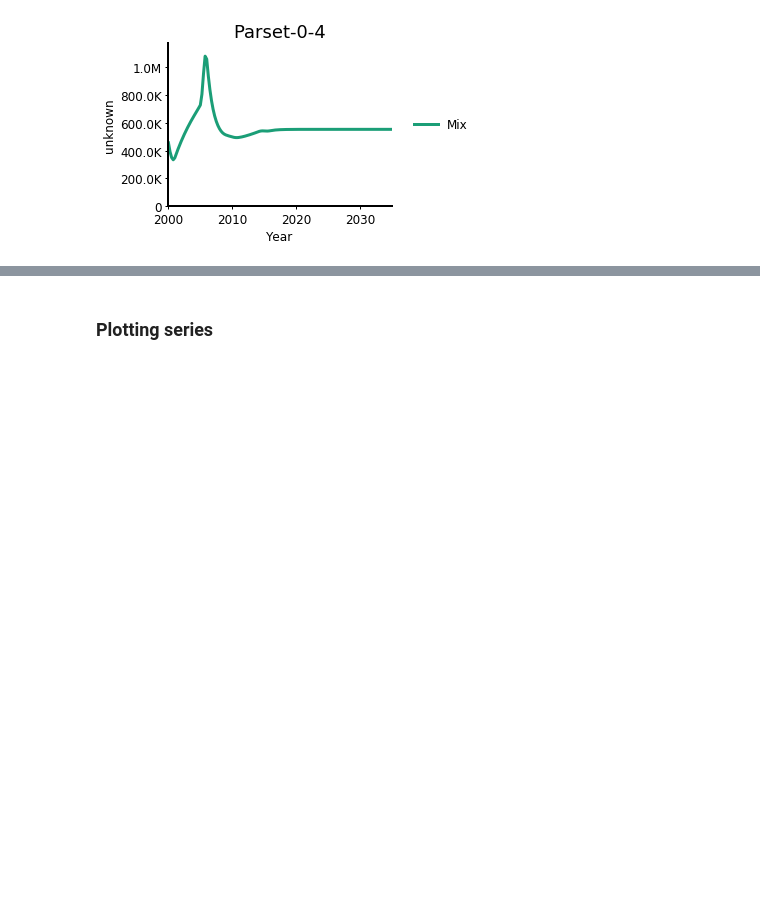
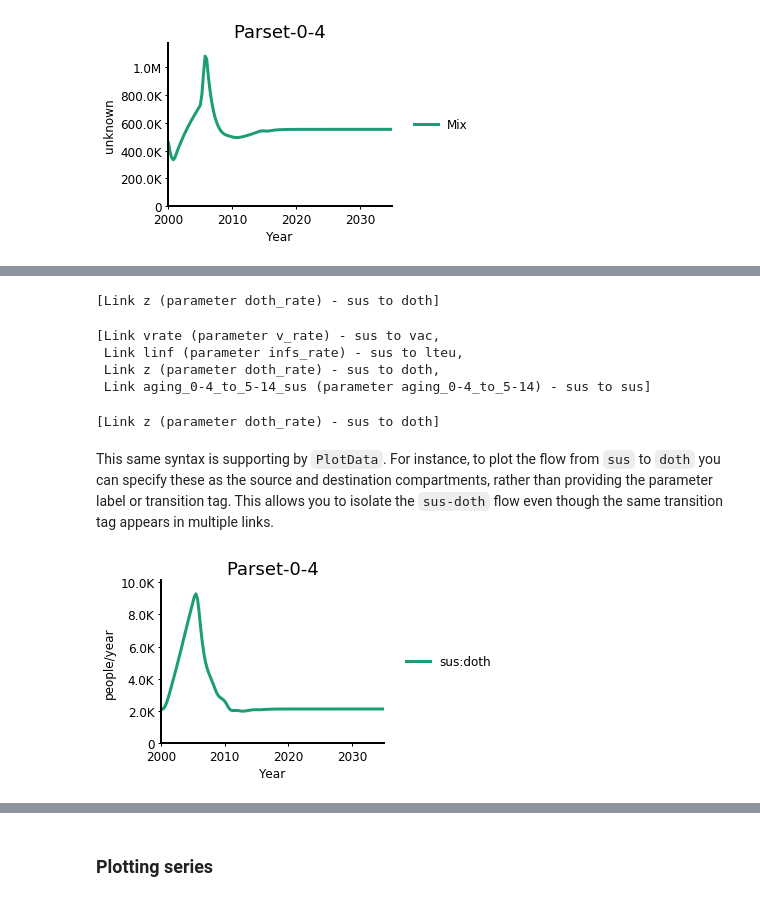
Before and after one commit to optimamodel/optima-tb, a Jupyter notebook: doc/plotting2.ipynb, the cells around one changed output, grey strips where cells are left out. Saved outputs shown, nothing was run; the diff lists cells and outputs as text; code cells hidden in the pictures; blank space fills up the shorter version.

```diff
--- a/doc/plotting2.ipynb
+++ b/doc/plotting2.ipynb
@@ -316,0 +338,25 @@ figs = oplt2.plotSeries(d)
+# %%
+#All links from 'sus' to 'doth'
+par_results.model.pops[0].getVariable('sus:doth')
+# %% [output]
+[Link z (parameter doth_rate) - sus to doth]
+# %%
+#All links from 'sus'
+par_results.model.pops[0].getVariable('sus:')
+# %% [output]
+[Link vrate (parameter v_rate) - sus to vac,
+ Link linf (parameter infs_rate) - sus to lteu,
+ Link z (parameter doth_rate) - sus to doth,
+ Link aging_0-4_to_5-14_sus (parameter aging_0-4_to_5-14) - sus to sus]
+# %%
+#All links from 'sus' belonging to 'doth_rate'
+par_results.model.pops[0].getVariable('sus::doth_rate')
+# %% [output]
+[Link z (parameter doth_rate) - sus to doth]
+# %% [markdown]
+This same syntax is supporting by `PlotData`. For instance, to plot the flow from `sus` to `doth` you can specify these as the source and destination compartments, rather than providing the parameter label or transition tag. This allows you to isolate the `sus-doth` flow even though the same transition tag appears in multiple links.
+# %%
+d = oplt2.PlotData(par_results,pops='0-4',outputs='sus:doth')
+figs = oplt2.plotSeries(d)
+# %% [output]
+[figure, added]
```
Also changed, not shown: parts of 16 cells of this notebook, 2 other files.
